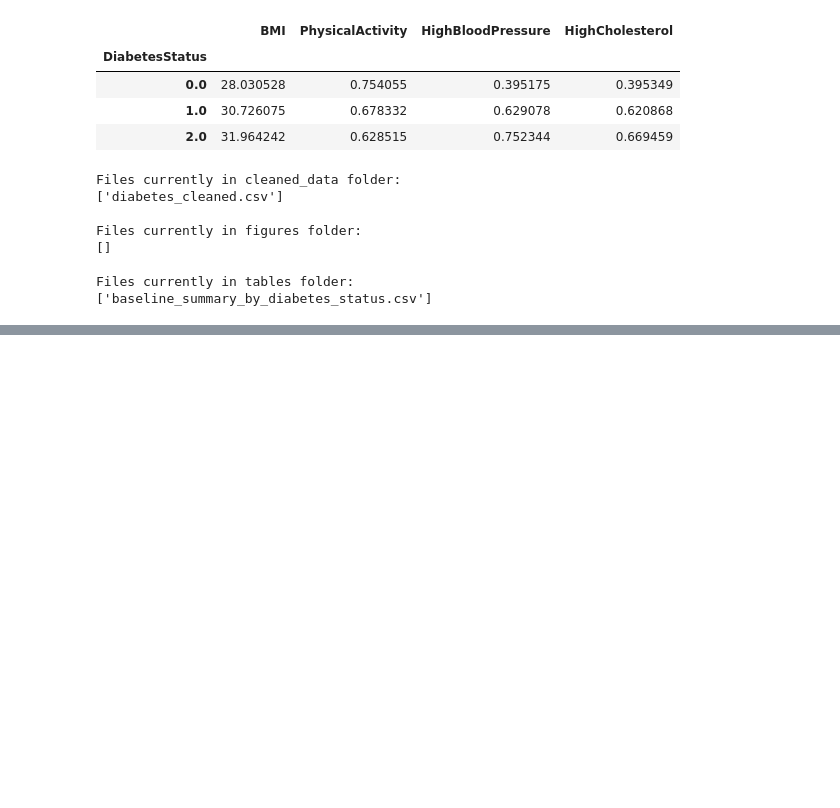
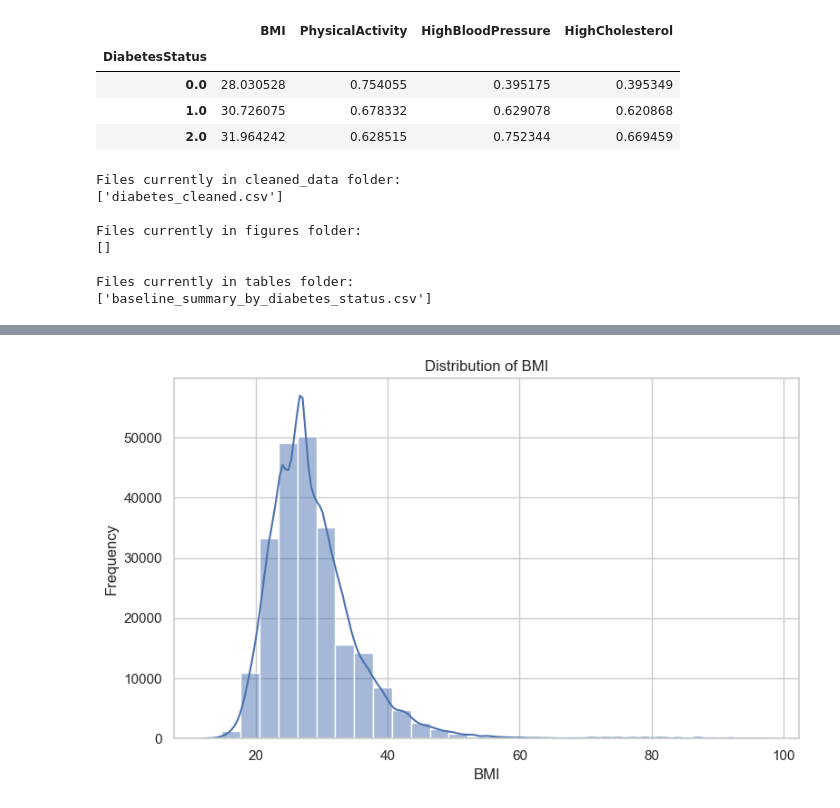
Before and after one commit to Amaanster1234/INFO-I211---Final-Project-, a Jupyter notebook: final_project.ipynb, the cells around one changed output, grey strips where cells are left out. Saved outputs shown, nothing was run; the diff lists cells and outputs as text; code cells hidden in the pictures; blank space fills up the shorter version.

```diff
--- a/final_project.ipynb
+++ b/final_project.ipynb
@@ -423,0 +497,17 @@ Files currently in tables folder:
+# %%
+# ----------------------------
+# BMI distribution
+# ----------------------------
+
+plt.figure(figsize=(8, 5))
+sns.histplot(df["BMI"], bins=30, kde=True)
+
+plt.title("Distribution of BMI")
+plt.xlabel("BMI")
+plt.ylabel("Frequency")
+
+plt.tight_layout()
+plt.savefig(os.path.join(figures_folder, "bmi_distribution.png"))
+plt.show()
+# %% [output]
+[figure, added]
```
Also changed, not shown: parts of 7 cells of this notebook.
